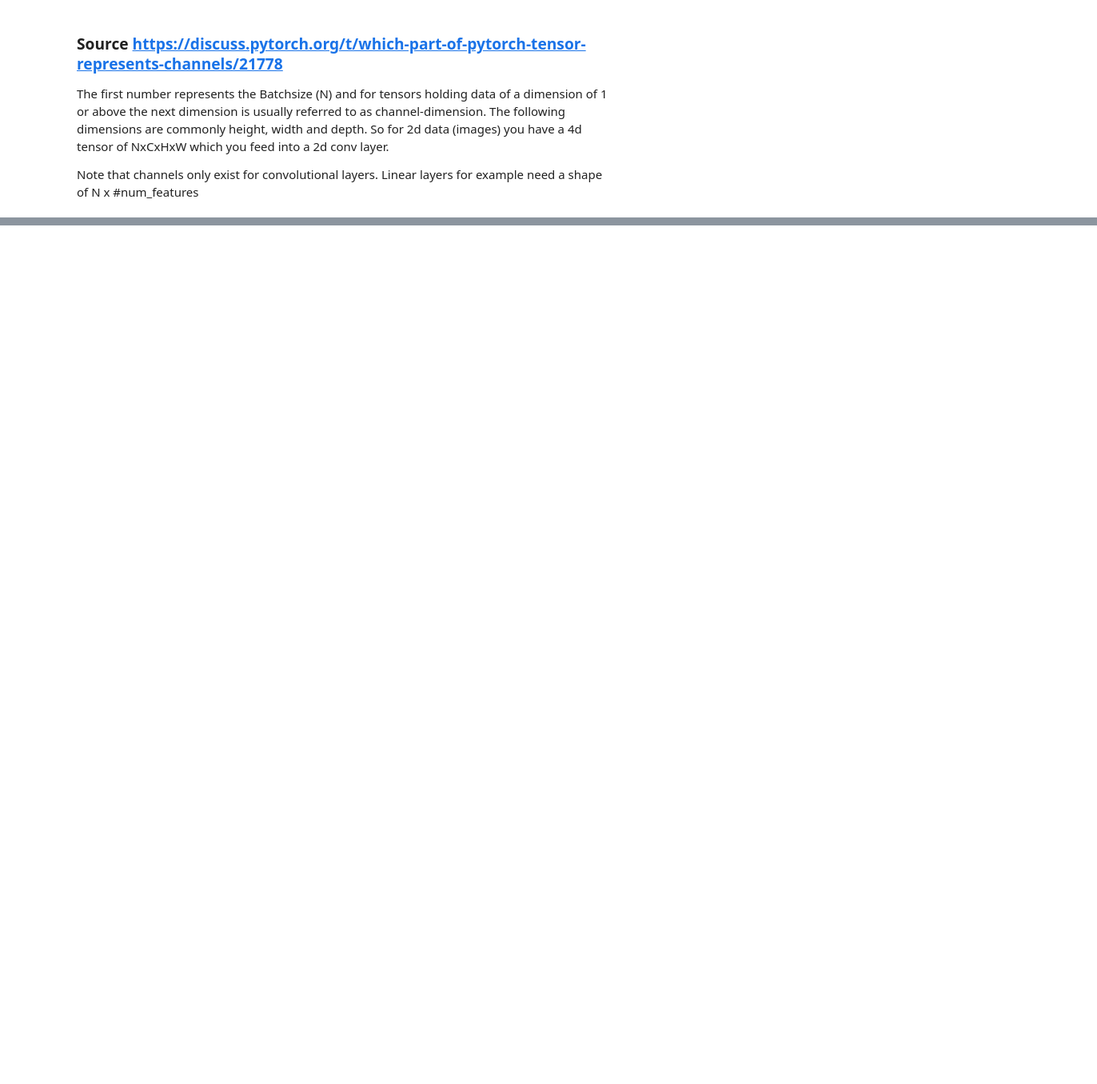
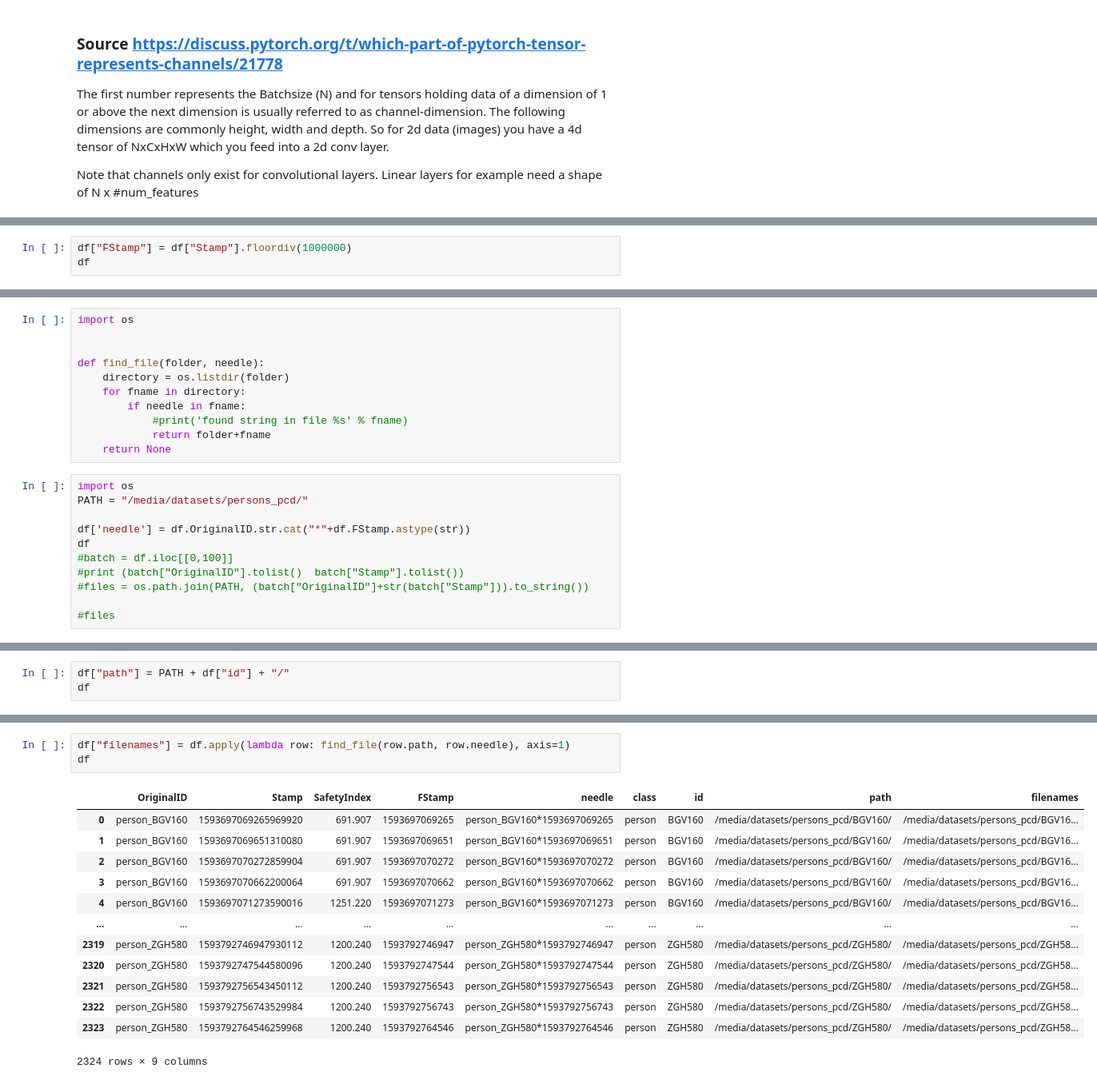
Before and after one commit to jcmayoral/gr_perception, a Jupyter notebook: gr_ml/nb/pointclouds-deeplearning.ipynb, the cells around one changed output, grey strips where cells are left out. Shown at 80% size. Cells and saved outputs as stored; diff of their text form; blank space fills up the shorter version.

```diff
--- a/gr_ml/nb/pointclouds-deeplearning.ipynb
+++ b/gr_ml/nb/pointclouds-deeplearning.ipynb
@@ -158,0 +235,3 @@ Note that channels only exist for convolutional layers. Linear layers for exampl
+# %%
+df["FStamp"] = df["Stamp"].floordiv(1000000)
+df
@@ -158,0 +252,22 @@ Note that channels only exist for convolutional layers. Linear layers for exampl
+# %%
+import os
+
+
+def find_file(folder, needle):
+    directory = os.listdir(folder)
+    for fname in directory:
+        if needle in fname:
+            #print('found string in file %s' % fname)
+            return folder+fname
+    return None
+# %%
+import os
+PATH = "/media/datasets/persons_pcd/"
+
+df['needle'] = df.OriginalID.str.cat("*"+df.FStamp.astype(str))
+df
+#batch = df.iloc[[0,100]]
+#print (batch["OriginalID"].tolist()  batch["Stamp"].tolist())
+#files = os.path.join(PATH, (batch["OriginalID"]+str(batch["Stamp"])).to_string())
+
+#files
@@ -158,0 +305,3 @@ Note that channels only exist for convolutional layers. Linear layers for exampl
+# %%
+df["path"] = PATH + df["id"] + "/"
+df
@@ -158,0 +322,17 @@ Note that channels only exist for convolutional layers. Linear layers for exampl
+# %%
+df["filenames"] = df.apply(lambda row: find_file(row.path, row.needle), axis=1)
+df
+# %% [output]
+|  | OriginalID | Stamp | SafetyIndex | FStamp | needle | class | id | path | filenames |
+| 0 | person_BGV160 | 1593697069265969920 | 691.907 | 1593697069265 | person_BGV160*1593697069265 | person | BGV160 | /media/datasets/persons_pcd/BGV160/ | /media/datasets/persons_pcd/BGV16... |
+| 1 | person_BGV160 | 1593697069651310080 | 691.907 | 1593697069651 | person_BGV160*1593697069651 | person | BGV160 | /media/datasets/persons_pcd/BGV160/ | /media/datasets/persons_pcd/BGV16... |
+| 2 | person_BGV160 | 1593697070272859904 | 691.907 | 1593697070272 | person_BGV160*1593697070272 | person | BGV160 | /media/datasets/persons_pcd/BGV160/ | /media/datasets/persons_pcd/BGV16... |
+| 3 | person_BGV160 | 1593697070662200064 | 691.907 | 1593697070662 | person_BGV160*1593697070662 | person | BGV160 | /media/datasets/persons_pcd/BGV160/ | /media/datasets/persons_pcd/BGV16... |
+| 4 | person_BGV160 | 1593697071273590016 | 1251.220 | 1593697071273 | person_BGV160*1593697071273 | person | BGV160 | /media/datasets/persons_pcd/BGV160/ | /media/datasets/persons_pcd/BGV16... |
+| ... | ... | ... | ... | ... | ... | ... | ... | ... | ... |
+| 2319 | person_ZGH580 | 1593792746947930112 | 1200.240 | 1593792746947 | person_ZGH580*1593792746947 | person | ZGH580 | /media/datasets/persons_pcd/ZGH580/ | /media/datasets/persons_pcd/ZGH58... |
+| 2320 | person_ZGH580 | 1593792747544580096 | 1200.240 | 1593792747544 | person_ZGH580*1593792747544 | person | ZGH580 | /media/datasets/persons_pcd/ZGH580/ | /media/datasets/persons_pcd/ZGH58... |
+| 2321 | person_ZGH580 | 1593792756543450112 | 1200.240 | 1593792756543 | person_ZGH580*1593792756543 | person | ZGH580 | /media/datasets/persons_pcd/ZGH580/ | /media/datasets/persons_pcd/ZGH58... |
+| 2322 | person_ZGH580 | 1593792756743529984 | 1200.240 | 1593792756743 | person_ZGH580*1593792756743 | person | ZGH580 | /media/datasets/persons_pcd/ZGH580/ | /media/datasets/persons_pcd/ZGH58... |
+| 2323 | person_ZGH580 | 1593792764546259968 | 1200.240 | 1593792764546 | person_ZGH580*1593792764546 | person | ZGH580 | /media/datasets/persons_pcd/ZGH580/ | /media/datasets/persons_pcd/ZGH58... |
+2324 rows × 9 columns
```
Also changed, not shown: parts of 58 cells of this notebook.
